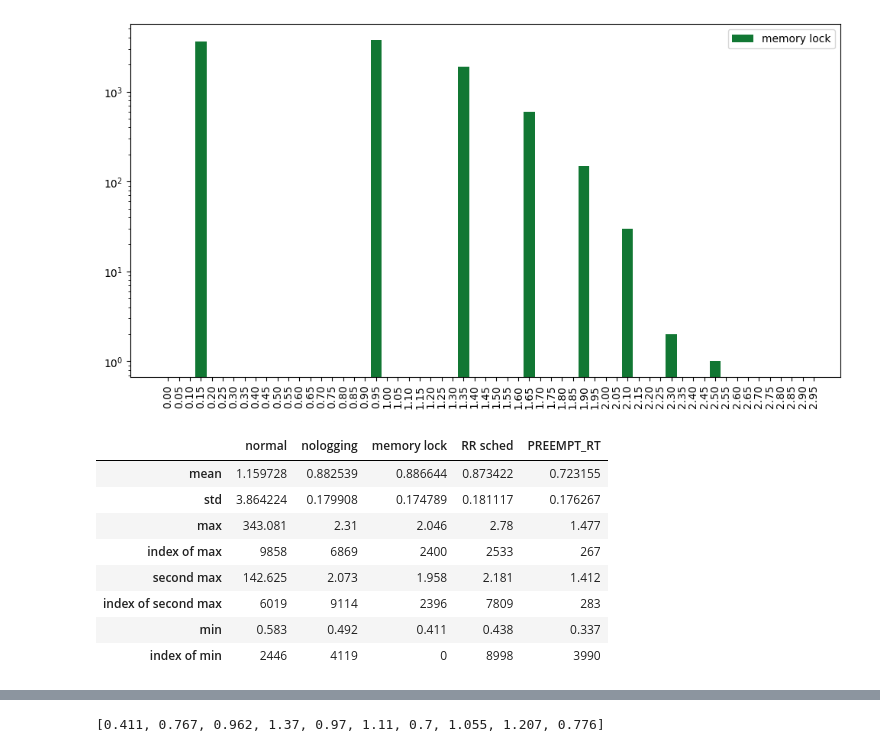
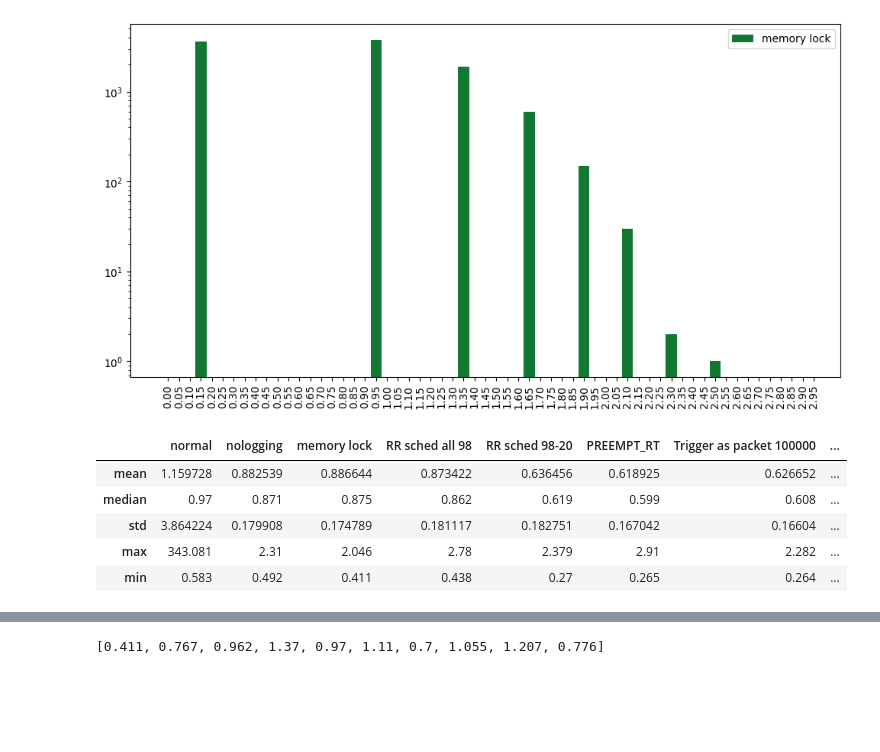
Before and after one commit to Alqio/realtime, a Jupyter notebook: main.ipynb, the cells around one changed output, grey strips where cells are left out. Drawn from its saved outputs; the diff is of its cells as text; code cells hidden in the pictures; blank space fills up the shorter version.

```diff
--- a/main.ipynb
+++ b/main.ipynb
@@ -96,7 +113,8 @@ The PostScript backend does not support transparency; partially transparent arti
 # %%
 fig, ax = plt.subplots(figsize=(20, 8))
 
-n, _, patches = ax.hist(datas.values(), int(20 / 0.01), density=True, cumulative=True,  histtype='step', label=list(data_names.keys()), color=colors[:len(datas)])
+n, _, patches = ax.hist(datas.values(), int(20 / 0.01), density=True, cumulative=True, histtype='step',
+                        label=list(data_names.keys()), color=colors[:len(datas)])
 
 # plt.hist(data, label=name, color=color, alpha=1, bins=bins, log=True, align='left')
 plt.legend(loc='upper right')
@@ -118,7 +136,7 @@ for i, key in enumerate(data_names):
     f.set_figwidth(12)
     f.set_figheight(6)
 
-    plt.hist(data, label=name, color=color, alpha=1, bins=bins, log=True, align='left')
+    plt.hist(data, label=key, color=color, alpha=1, bins=bins, log=True, align='left')
     plt.legend(loc='upper right')
     plt.xticks(bins, rotation=45)
 
@@ -140,7 +161,7 @@ for i, key in enumerate(data_names):
 
     fig, ax = plt.subplots(figsize=(20, 8))
 
-    n, _, patches = ax.hist(data, int(20 / 0.01), density=True, cumulative=True,  histtype='step', label=name)
+    n, _, patches = ax.hist(data, int(20 / 0.01), density=True, cumulative=True, histtype='step', label=key)
 
     # plt.hist(data, label=name, color=color, alpha=1, bins=bins, log=True, align='left')
     # plt.legend(loc='upper right')
@@ -172,7 +196,10 @@ patches = []
 d = dict(datas)
 d.pop('PREEMPT_RT')
 d.pop('normal')
-d.pop('RR sched')
+d.pop('RR sched all 98')
+d.pop('RR sched 98-20')
+d.pop('nologging')
+d.pop('memory lock')
 
 for i, key in enumerate(d):
     data = datas[key]
@@ -297,34 +324,41 @@ for i, key in enumerate(means):
 [figure]
 [figure]
 # %%
-indices = ['mean', 'std', 'max', 'index of max', 'second max', 'index of second max', 'min', 'index of min']
+indices = [
+    'mean',
+    'median',
+    'std',
+    'max',
+    #'index of max',
+    #'second max',
+    #'index of second max',
+    'min',
+    #'index of min'
+    ]
 columns = ['Normal', 'PREEMPT_RT']
 
 df = pd.DataFrame(index=indices, columns=list(datas.keys()))
 
 for key, value in datas.items():
-
     largest_indices = np.argpartition(value, -2)[-2:]
     largest = value[largest_indices[1]]
     second_largest = value[largest_indices[0]]
 
     df[key]["mean"] = np.mean(value)
     df[key]["std"] = np.std(value)
+    df[key]["median"] = np.median(value)
     df[key]["max"] = largest
-    df[key]["index of max"] = largest_indices[1]
-    df[key]["second max"] = second_largest
-    df[key]["index of second max"] = largest_indices[0]
+    #df[key]["index of max"] = largest_indices[1]
+    #df[key]["second max"] = second_largest
+    #df[key]["index of second max"] = largest_indices[0]
     df[key]["min"] = np.min(value)
-    df[key]["index of min"] = np.argmin(value)
+    #df[key]["index of min"] = np.argmin(value)
 
 df
 # %% [output]
-|  | normal | nologging | memory lock | RR sched | PREEMPT_RT |
-| mean | 1.159728 | 0.882539 | 0.886644 | 0.873422 | 0.723155 |
-| std | 3.864224 | 0.179908 | 0.174789 | 0.181117 | 0.176267 |
-| max | 343.081 | 2.31 | 2.046 | 2.78 | 1.477 |
-| index of max | 9858 | 6869 | 2400 | 2533 | 267 |
-| second max | 142.625 | 2.073 | 1.958 | 2.181 | 1.412 |
-| index of second max | 6019 | 9114 | 2396 | 7809 | 283 |
-| min | 0.583 | 0.492 | 0.411 | 0.438 | 0.337 |
-| index of min | 2446 | 4119 | 0 | 8998 | 3990 |
+|  | normal | nologging | memory lock | RR sched all 98 | RR sched 98-20 | PREEMPT_RT | Trigger as packet 100000 | ... |
+| mean | 1.159728 | 0.882539 | 0.886644 | 0.873422 | 0.636456 | 0.618925 | 0.626652 | ... |
+| median | 0.97 | 0.871 | 0.875 | 0.862 | 0.619 | 0.599 | 0.608 | ... |
+| std | 3.864224 | 0.179908 | 0.174789 | 0.181117 | 0.182751 | 0.167042 | 0.16604 | ... |
+| max | 343.081 | 2.31 | 2.046 | 2.78 | 2.379 | 2.91 | 2.282 | ... |
+| min | 0.583 | 0.492 | 0.411 | 0.438 | 0.27 | 0.265 | 0.264 | ... |
```
Also changed, not shown: parts of 13 cells of this notebook.
